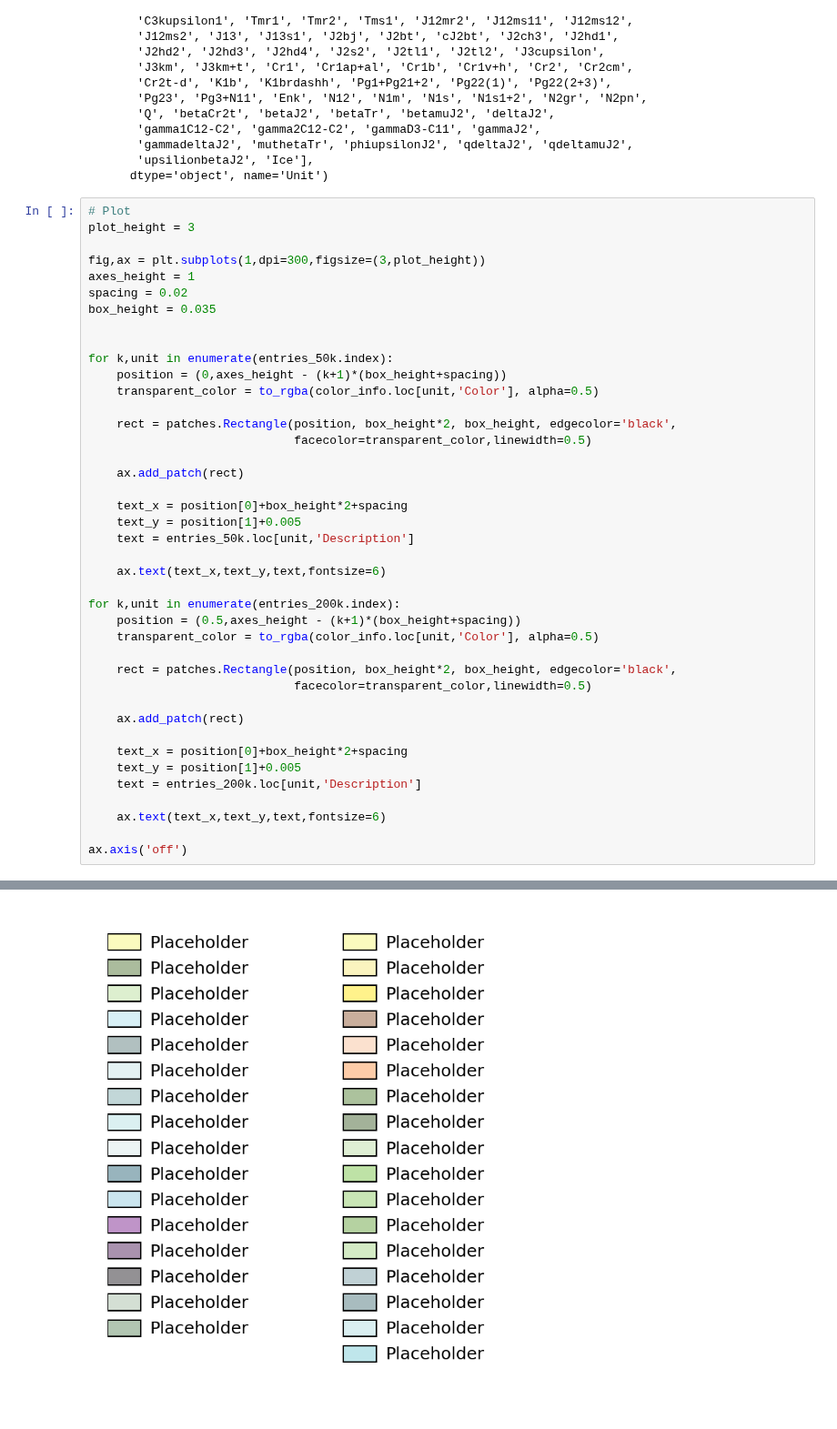
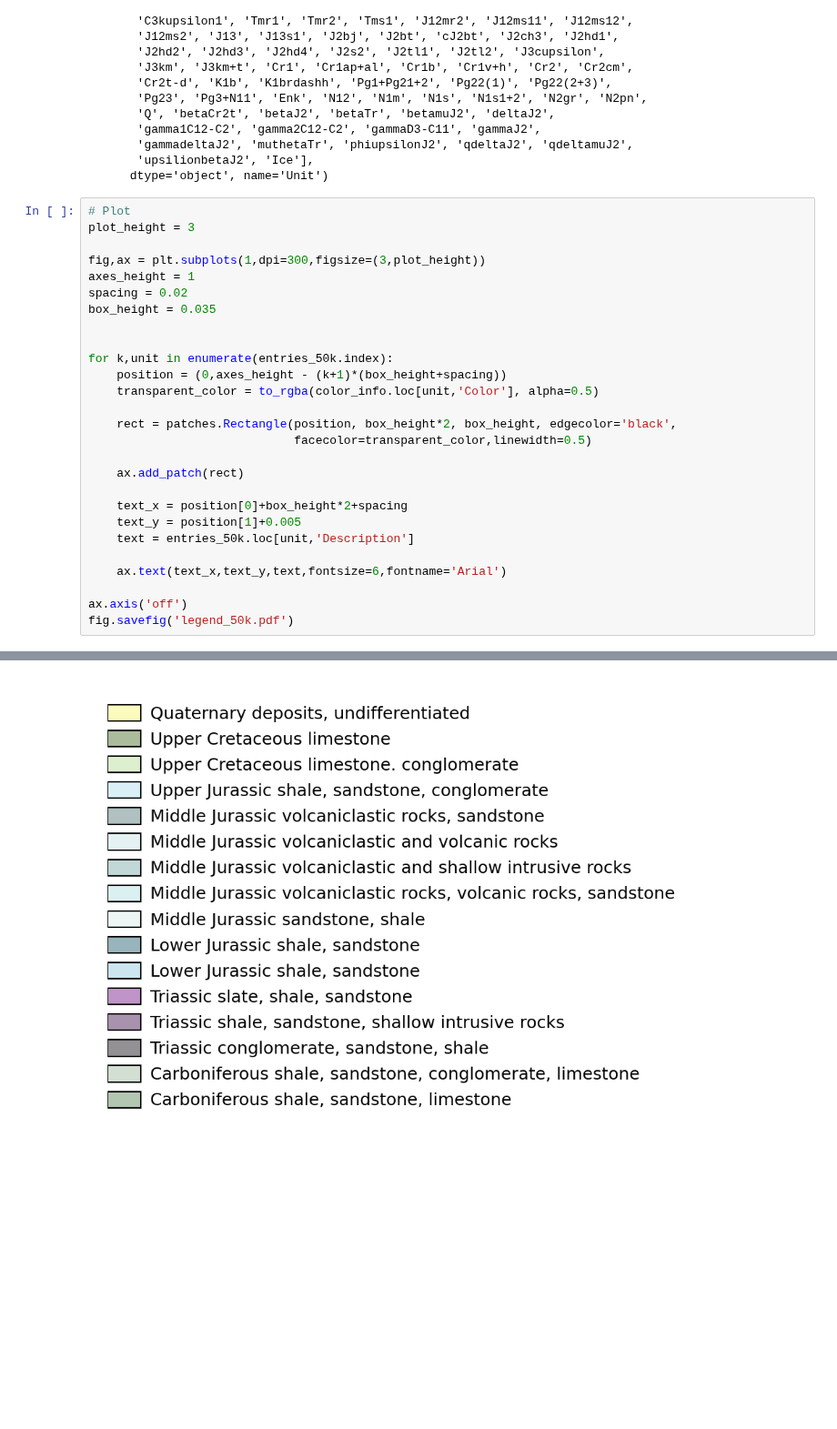
Before and after one commit to dyvasey/dataset-caucasus-gchem-2023, a Jupyter notebook: maps/map_processing/legends.ipynb, the cells around one changed output, grey strips where cells are left out. Shown at 91% size. Saved outputs shown, nothing was run; the diff lists cells and outputs as text; blank space fills up the shorter version.

Commit message:
More progress on legends

```diff
--- a/maps/map_processing/legends.ipynb
+++ b/maps/map_processing/legends.ipynb
@@ -56,22 +59,8 @@ for k,unit in enumerate(entries_50k.index):
     text_y = position[1]+0.005
     text = entries_50k.loc[unit,'Description']
 
-    ax.text(text_x,text_y,text,fontsize=6)
-
-for k,unit in enumerate(entries_200k.index):
-    position = (0.5,axes_height - (k+1)*(box_height+spacing))
-    transparent_color = to_rgba(color_info.loc[unit,'Color'], alpha=0.5)
-
-    rect = patches.Rectangle(position, box_height*2, box_height, edgecolor='black',
-                             facecolor=transparent_color,linewidth=0.5)
-
-    ax.add_patch(rect)
-
-    text_x = position[0]+box_height*2+spacing
-    text_y = position[1]+0.005
-    text = entries_200k.loc[unit,'Description']
-
-    ax.text(text_x,text_y,text,fontsize=6)
+    ax.text(text_x,text_y,text,fontsize=6,fontname='Arial')
 
 ax.axis('off')
+fig.savefig('legend_50k.pdf')
 # %% [output]
@@ -79 +84 @@ ax.axis('off')
-[figure, old version]
+[figure, new version]
```
Also changed, not shown: parts of 3 cells of this notebook, 2 other files.
